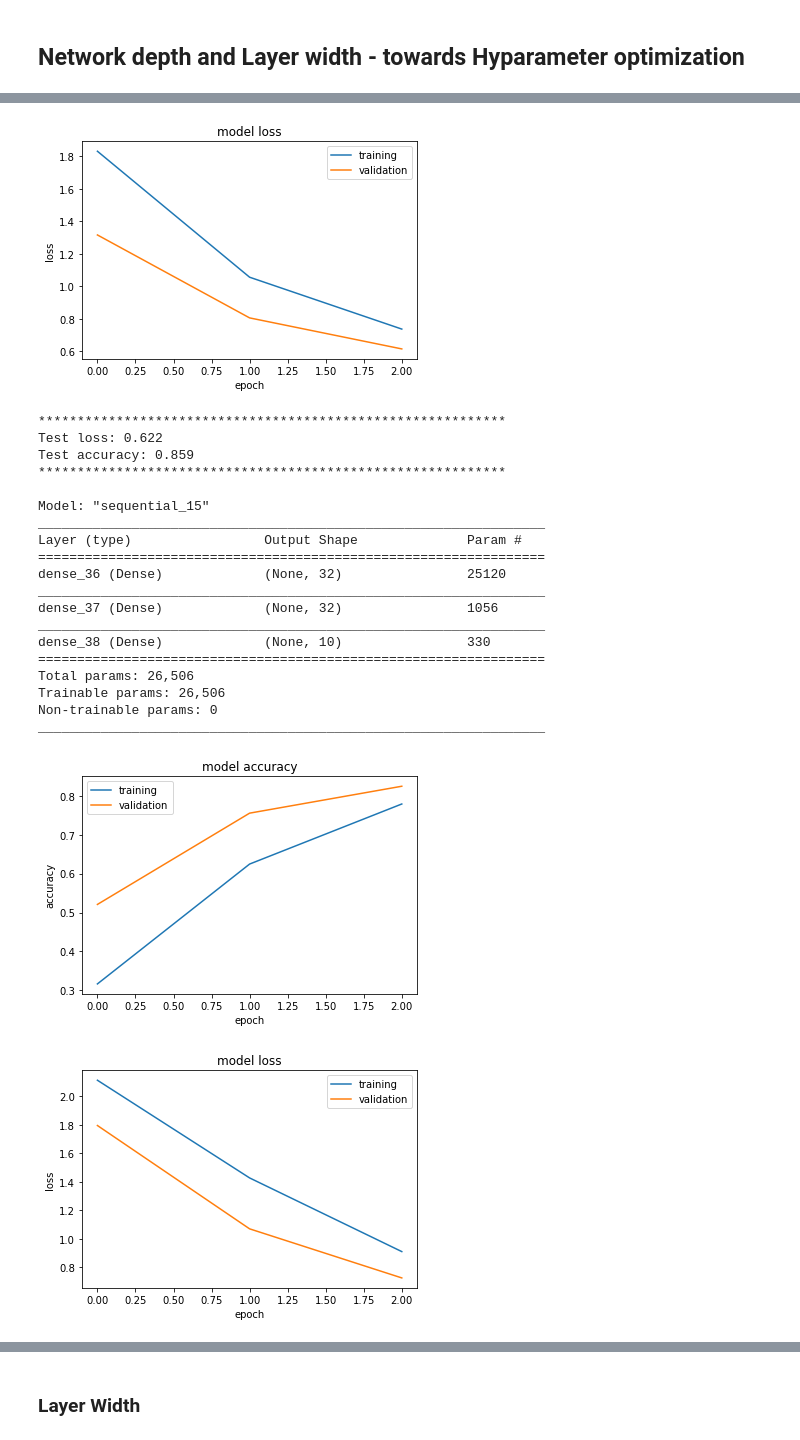
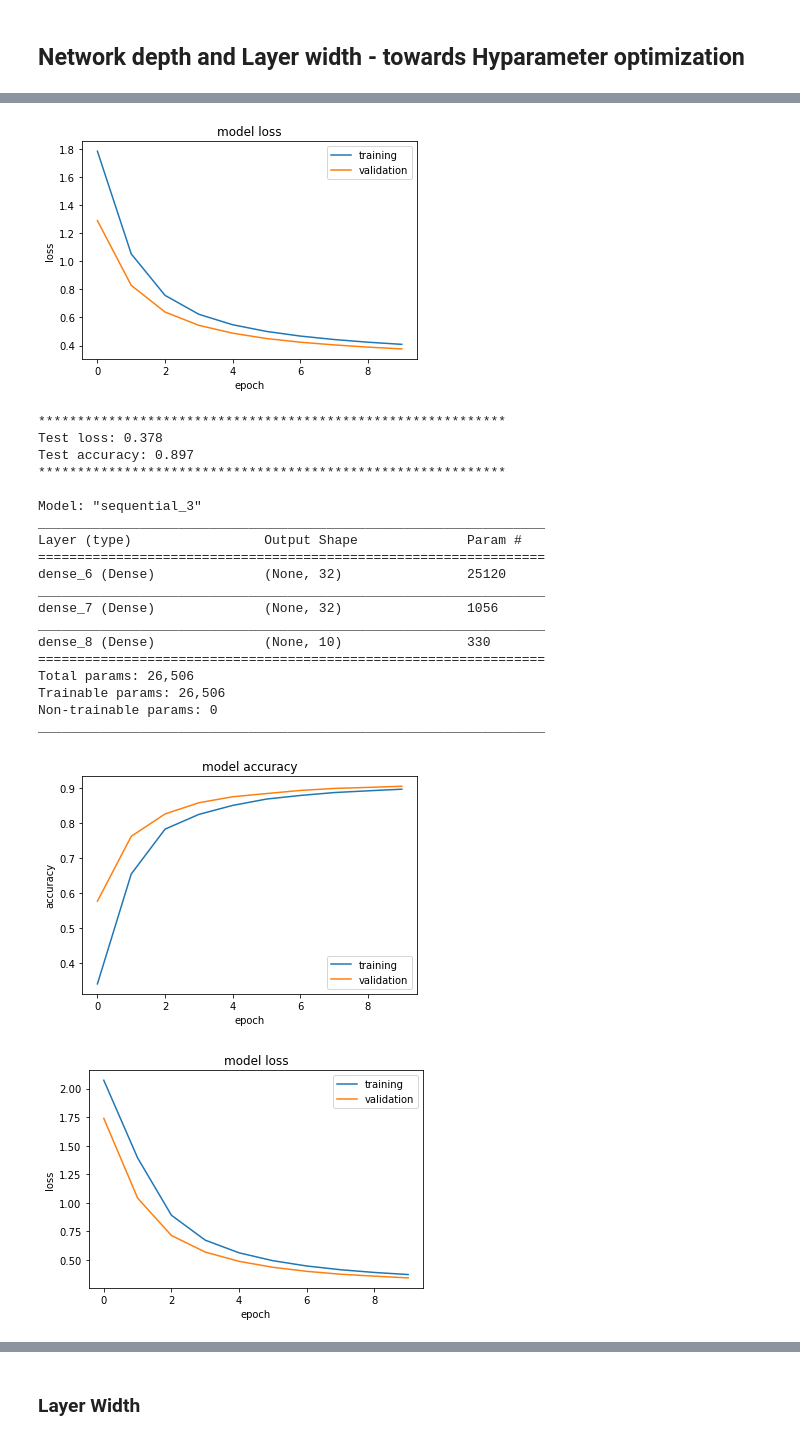
Before and after one commit to dmbala/python-deeplearning, a Jupyter notebook: ANN_MNIST.ipynb, the cells around one changed output, grey strips where cells are left out. Drawn from its saved outputs; the diff is of its cells as text; code cells hidden in the pictures.

```diff
--- a/ANN_MNIST.ipynb
+++ b/ANN_MNIST.ipynb
@@ -237,8 +237,6 @@ In one epoch, the model sees all the items in the data set.
 # accuracy is the percent of predictions that were correct.
 model.compile(optimizer="sgd", loss='categorical_crossentropy', metrics=['accuracy'])
 
-# The network will make predictions for 128 flattened images per correction.
-# It will make a prediction on each item in the training set 5 times (5 epochs)
-# And 10% of the data will be used as validation data.
-history = model.fit(x_train, y_train, batch_size=128, epochs=5, verbose=True, validation_split=.2)
+#20% data will be used for validation
+history = model.fit(x_train, y_train, batch_size=128, epochs=10, verbose=True, validation_split=.2)
 # %% [output]
@@ -308,7 +318,7 @@ def create_dense(layer_nodes):
     model.add(Dense(units=num_classes, activation='softmax'))
     return model
 
-def evaluate(model, batch_size=128, epochs=5):
+def evaluate(model, batch_size=128, epochs=10):
     model.summary()
     model.compile(optimizer='sgd', loss='categorical_crossentropy', metrics=['accuracy'])
     history = model.fit(x_train, y_train, batch_size=batch_size, epochs=epochs, validation_split=.2, verbose=False)
@@ -348,5 +358,5 @@ Test accuracy: 0.846
 for layers in range(1, 5):
 
     model = create_dense([32] * layers)
-    evaluate(model, batch_size=256, epochs=3)
+    evaluate(model, batch_size=256, epochs=10)
 # %% [output]
@@ -366,23 +376,23 @@ _________________________________________________________________
-[figure, old version]
+[figure, new version]
 ************************************************************
-Test loss: 0.622
-Test accuracy: 0.859
+Test loss: 0.378
+Test accuracy: 0.897
 ************************************************************
 
-Model: "sequential_15"
+Model: "sequential_3"
 _________________________________________________________________
 Layer (type)                 Output Shape              Param #
 =================================================================
-dense_36 (Dense)             (None, 32)                25120
+dense_6 (Dense)              (None, 32)                25120
 _________________________________________________________________
-dense_37 (Dense)             (None, 32)                1056
+dense_7 (Dense)              (None, 32)                1056
 _________________________________________________________________
-dense_38 (Dense)             (None, 10)                330
+dense_8 (Dense)              (None, 10)                330
 =================================================================
 Total params: 26,506
 Trainable params: 26,506
 Non-trainable params: 0
 _________________________________________________________________
-[figure, old version]
+[figure, new version]
-[figure, old version]
+[figure, new version]
 ************************************************************
```
Also changed, not shown: parts of 17 cells of this notebook, 4 other files.
